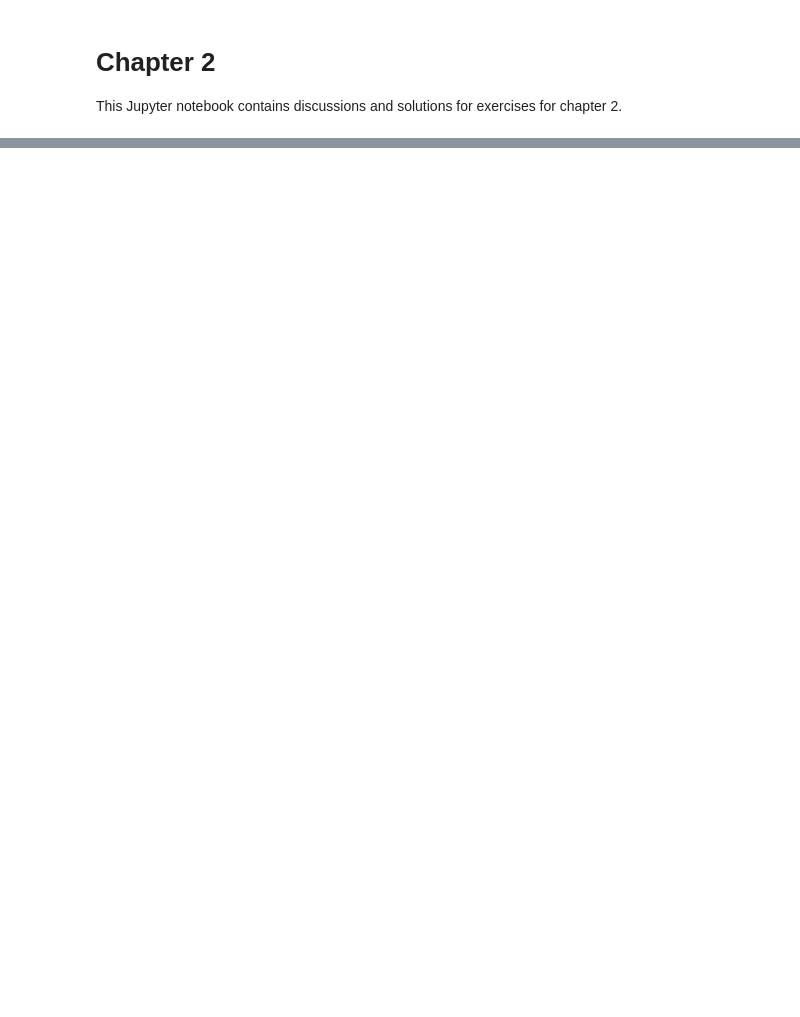
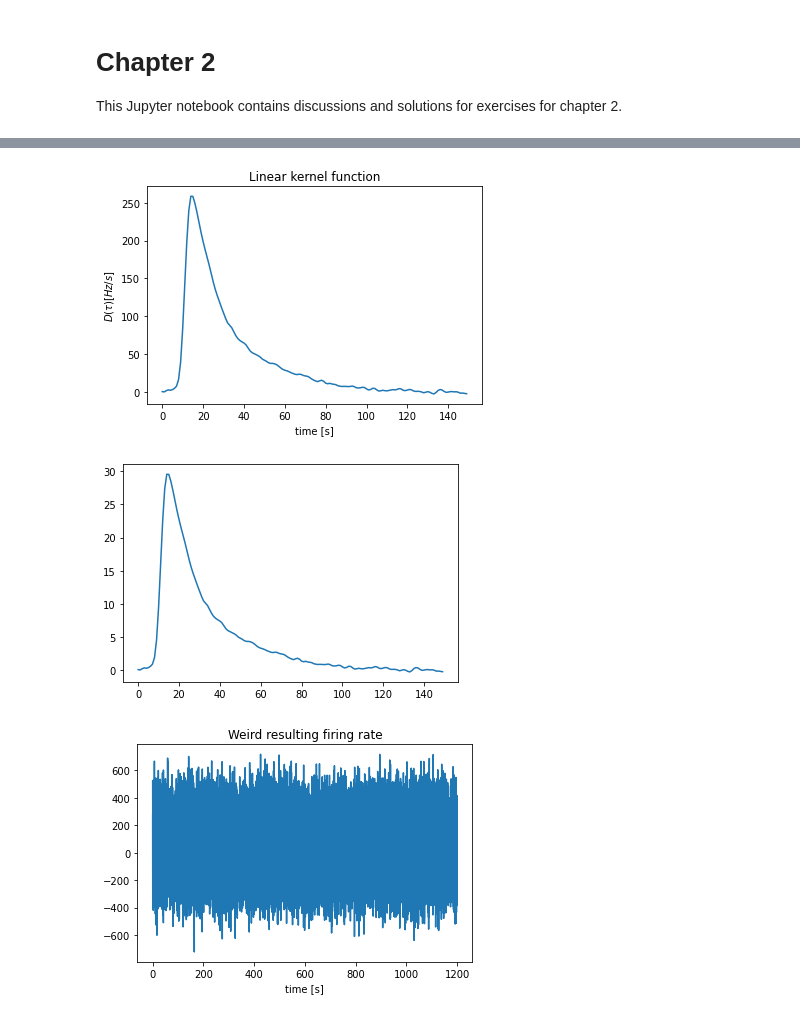
Before and after one commit to AccidentalThought/TheoreticalNeuroscience, a Jupyter notebook: chap02.ipynb, the cells around one changed output, grey strips where cells are left out. Cells and saved outputs as stored; diff of their text form; code cells hidden in the pictures; blank space fills up the shorter version.

```diff
--- a/chap02.ipynb
+++ b/chap02.ipynb
@@ -35,0 +40,6 @@ MATLAB® file c1p8.mat contains the data described in exercise 8 ofchapter 1. Us
+# %%
+exercise2()
+# %% [output]
+[figure, added]
+[figure, added]
+[figure, added]
```
Also changed, not shown: parts of 9 cells of this notebook, 5 other files.
